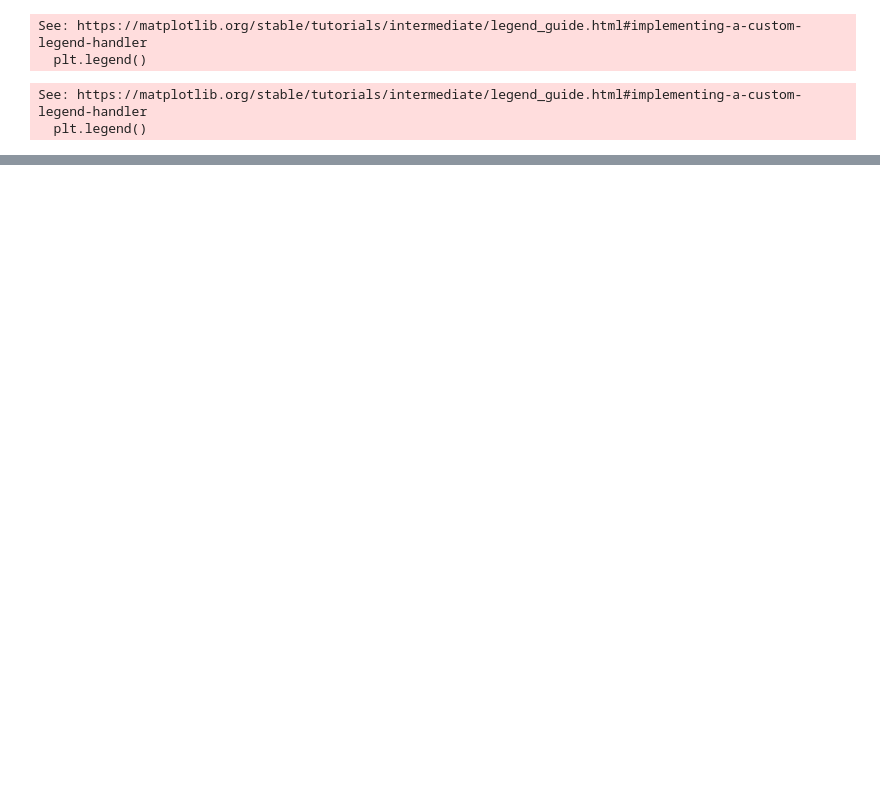
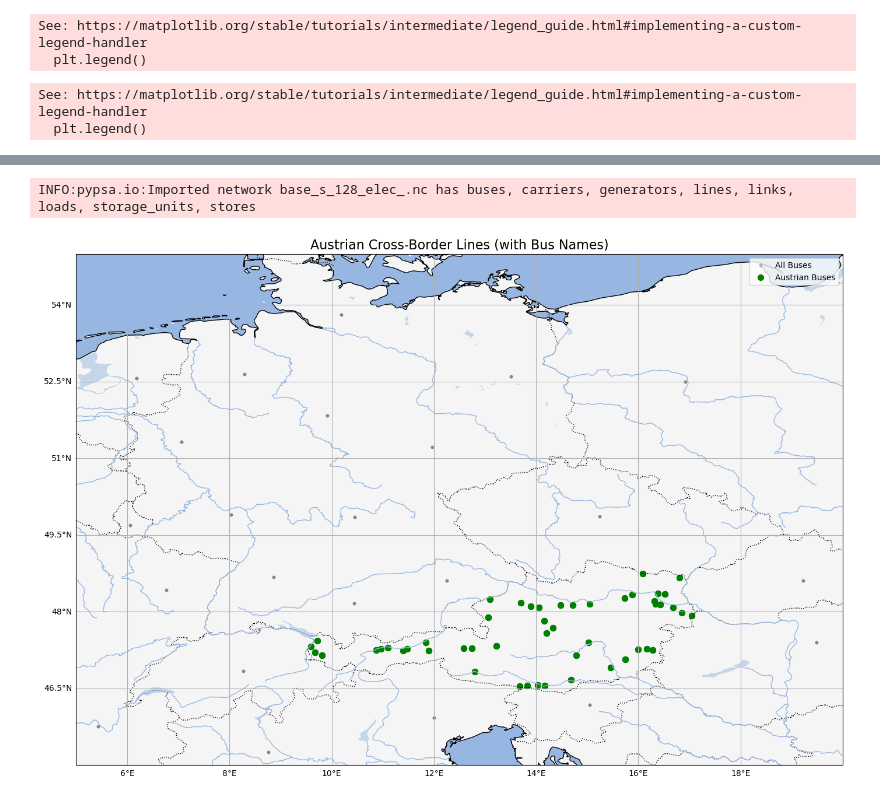
Before and after one commit to bjoernellens1/pypsa-eur-evt, a Jupyter notebook: notebooks-MA/qgis-test.ipynb, the cells around one changed output, grey strips where cells are left out. Cells and saved outputs as stored; diff of their text form; code cells hidden in the pictures; blank space fills up the shorter version.

```diff
--- a/notebooks-MA/qgis-test.ipynb
+++ b/notebooks-MA/qgis-test.ipynb
@@ -1224,0 +1353,75 @@ See: https://matplotlib.org/stable/tutorials/intermediate/legend_guide.html#impl
+# %%
+import pypsa
+import geopandas as gpd
+import matplotlib.pyplot as plt
+import cartopy.crs as ccrs
+import cartopy.feature as cfeature
+
+# Load the network
+network = pypsa.Network("../results/128_wAT_entsoe_finetuned/networks/base_s_128_elec_.nc")
+
+# Extract bus coordinates
+buses = network.buses
+coords = buses[['x', 'y']]
+
+# Map bus names to countries
+bus_country = buses['country'].to_dict()
+
+# Define cross-border lines (AT to non-AT)
+def is_cross_border_at(line):
+    bus0_country = bus_country.get(line.bus0.split()[0], "")
+    bus1_country = bus_country.get(line.bus1.split()[0], "")
+    return (bus0_country == "AT" and bus1_country != "AT") or (bus1_country == "AT" and bus0_country != "AT")
+
+cross_border_lines = network.lines[network.lines.apply(is_cross_border_at, axis=1)]
+
+# Set up the plot with Cartopy
+fig, ax = plt.subplots(figsize=(14, 12), subplot_kw={'projection': ccrs.PlateCarree()})
+
+# Add background features
+ax.add_feature(cfeature.LAND, facecolor='whitesmoke')
+ax.add_feature(cfeature.OCEAN)
+ax.add_feature(cfeature.BORDERS, linestyle=':', edgecolor='black')
+ax.add_feature(cfeature.COASTLINE)
+ax.add_feature(cfeature.LAKES, alpha=0.5)
+ax.add_feature(cfeature.RIVERS)
+
+# Plot all buses (gray)
+ax.scatter(buses['x'], buses['y'], s=10, color='gray', alpha=0.5, transform=ccrs.PlateCarree(), label='All Buses')
+
+# Highlight Austrian buses (green)
+at_buses = buses[buses.index.str.startswith("AT")]
+ax.scatter(at_buses['x'], at_buses['y'], s=50, color='green', transform=ccrs.PlateCarree(), label='Austrian Buses')
+
+# Plot cross-border lines (red)
+for _, row in cross_border_lines.iterrows():
+    bus0 = row['bus0']
+    bus1 = row['bus1']
+    x0, y0 = coords.loc[bus0]
+    x1, y1 = coords.loc[bus1]
+    ax.plot([x0, x1], [y0, y1], color='red', linewidth=2, transform=ccrs.PlateCarree())
+
+    # Plot the endpoints larger
+    ax.scatter([x0, x1], [y0, y1], color='blue', s=80, edgecolor='black', zorder=5, transform=ccrs.PlateCarree())
+
+    # Add text labels next to points
+    ax.text(x0 + 0.2, y0 + 0.2, bus0, fontsize=8, transform=ccrs.PlateCarree())
+    ax.text(x1 + 0.2, y1 + 0.2, bus1, fontsize=8, transform=ccrs.PlateCarree())
+
+# Set extent to zoom around Austria
+ax.set_extent([5, 20, 45, 55], crs=ccrs.PlateCarree())
+
+# Add gridlines
+gl = ax.gridlines(draw_labels=True)
+gl.top_labels = False
+gl.right_labels = False
+
+# Title and legend
+plt.title('Austrian Cross-Border Lines (with Bus Names)', fontsize=16)
+plt.legend()
+plt.tight_layout()
+
+plt.show()
+# %% [output]
+INFO:pypsa.io:Imported network base_s_128_elec_.nc has buses, carriers, generators, lines, links, loads, storage_units, stores
+[figure, added]
```
Also changed, not shown: parts of 3 cells of this notebook, 13 other files.
